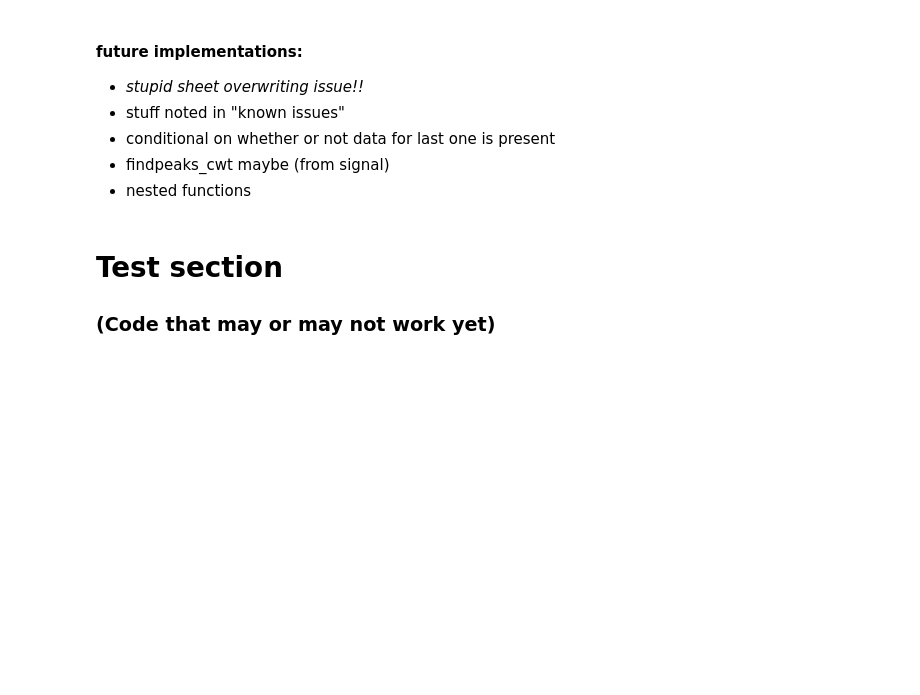
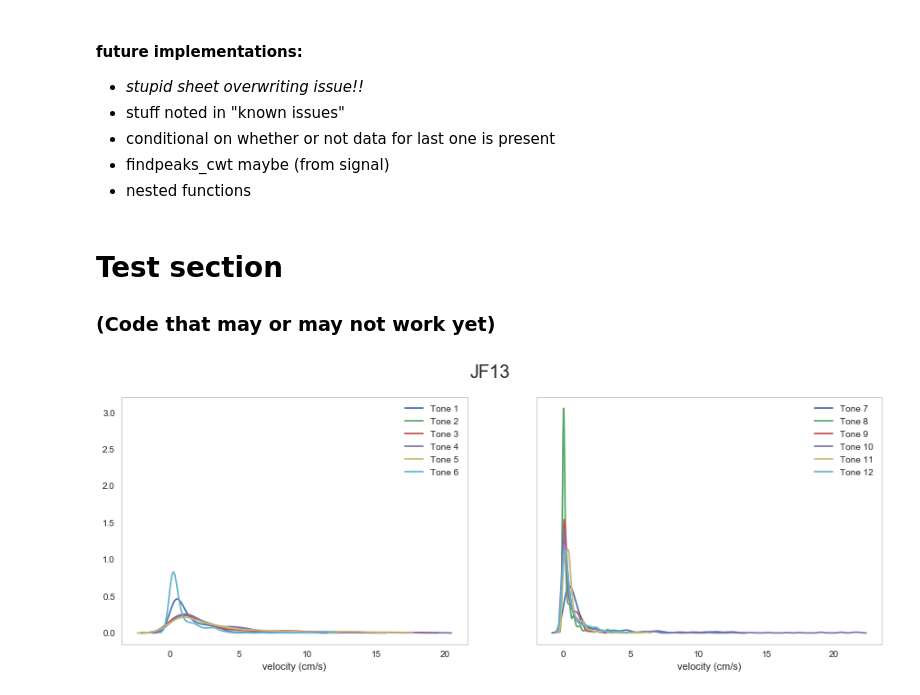
Before and after one commit to annajxli/scaredy-rat, a Jupyter notebook: scaredy rat.ipynb, the cells around one changed output. Cells and saved outputs as stored; diff of their text form; code cells hidden in the pictures; blank space fills up the shorter version.

Commit message:
test section, running

```diff
--- a/scaredy rat.ipynb
+++ b/scaredy rat.ipynb
@@ -191,12 +178,12 @@ def plot_vel_distr(veldict):
 ## Change variables in this cell only
 # %%
 ## Be sure to put r before the path
-inpath = r'C:\Users\Anna\Documents\Shansky Lab\BRF Darting\BRF Anna data\FC'
+inpath = r'C:\Users\Anna\Documents\Shansky Lab\Mindlin\Mindlin FC Raw Data'
 ## Make sure the outpath folder exists already.
 ## The file does not need to exist; it will be created.
 outpath = r'C:\Users\Anna\Documents\Shansky Lab\BRF Darting\scaredy rat results'
-filename = 'Raw data-BRF Fear Conditioning-Trial     1.xlsx'
-sheetname = 'Track-Arena 3-Subject 1'
+filename = 'Raw data-Mindlin Project Fear Conditioning-Trial    12 (1).xlsx' ## include .xlsx
+sheetname = 'Track-Arena 1-Subject 1'
 # %% [markdown]
 ## These are function calls
 #### Take a while to run due to size of data sheet
@@ -253,3 +261,25 @@ writer.save()
 # %% [markdown]
 # Test section
 ### (Code that may or may not work yet)
+# %%
+def test_distr(veldict):
+    i = 1
+    f, (ax1, ax2) = plt.subplots(nrows=1,ncols=2,sharey=True,figsize=(15,5))
+    while i <= 6:
+        leg = 'Tone ' + str(i)
+        data = pd.DataFrame(veldict[i])
+        sns.distplot(data,hist=False,axlabel='velocity (cm/s)',label=leg,ax=ax1)
+        i += 1
+    while i > 6 and i<= 12:
+        leg = 'Tone ' + str(i)
+        data = veldict[i]
+        sns.distplot(data,hist=False,axlabel='velocity (cm/s)',label=leg,ax=ax2)
+        i += 1
+    return(f)
+# %%
+tvels = get_vels(anim)
+test_distr(tvels)
+plt.suptitle(ID, fontsize=20)
+plt.show()
+# %% [output]
+[figure, added]
```
Also changed, not shown: parts of 9 cells of this notebook.
